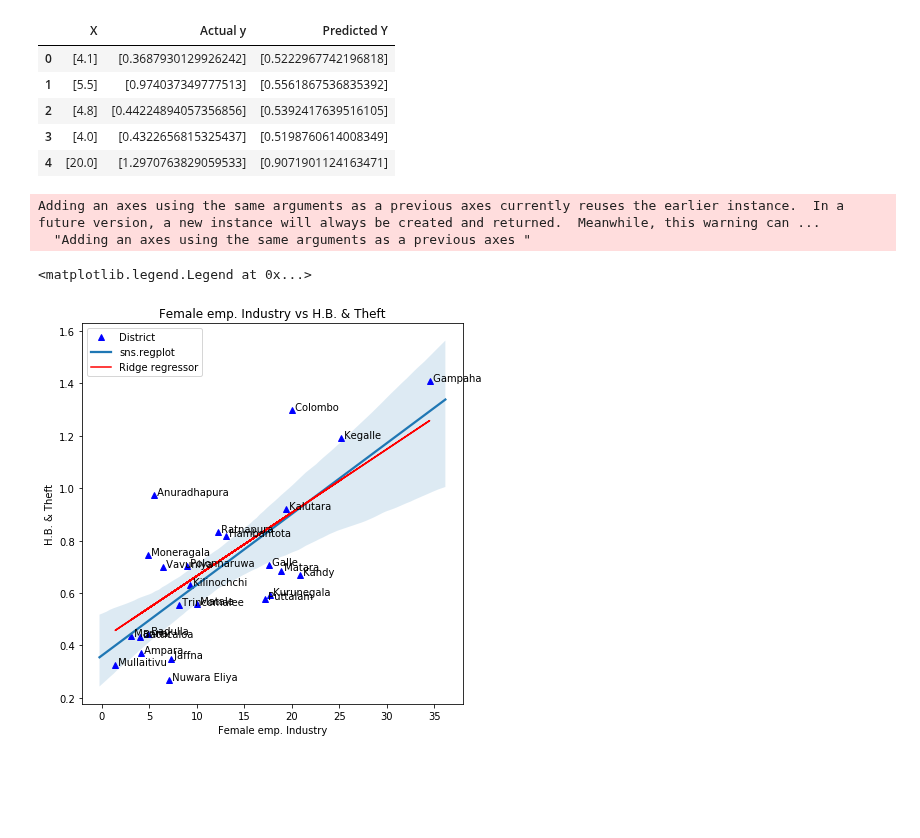
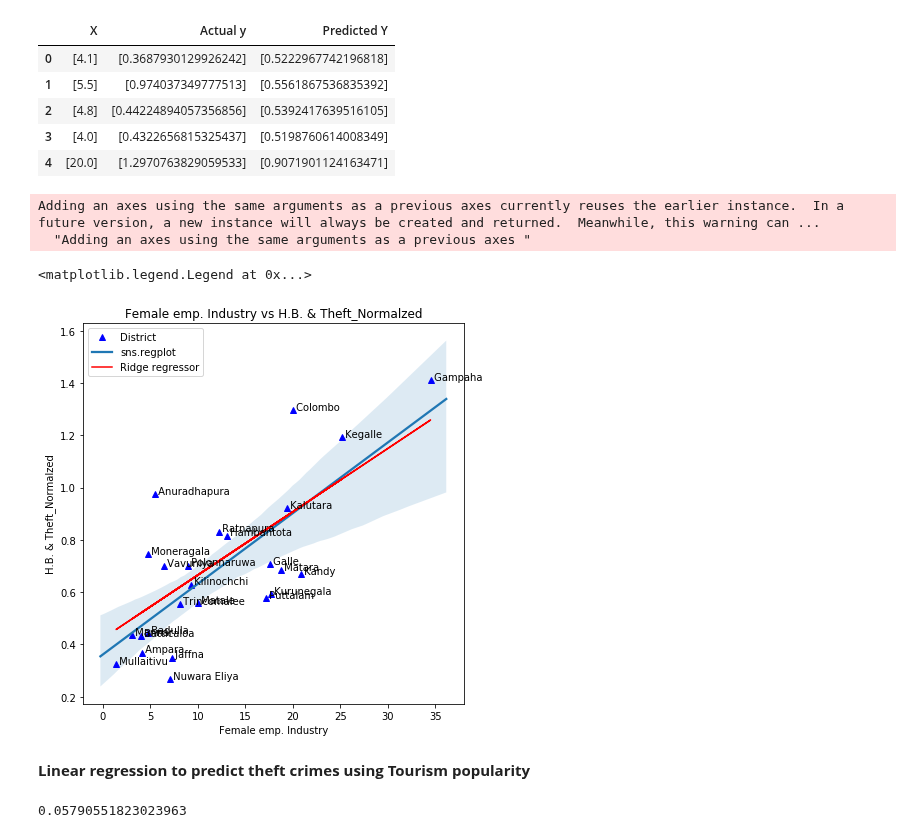
Before and after one commit to PraAnj/gov.lk.data.analysis, a Jupyter notebook: src/predict_crimes_theft_given_a_district.ipynb, the cells around one changed output. Cells and saved outputs as stored; diff of their text form; code cells hidden in the pictures; blank space fills up the shorter version.

```diff
--- a/src/predict_crimes_theft_given_a_district.ipynb
+++ b/src/predict_crimes_theft_given_a_district.ipynb
@@ -34,7 +38,7 @@ Data set size :  (26, 23)
 # %% [markdown]
 **Normalizing theft crime data with population**
 # %%
-integrated_data['H.B. & Theft'] = integrated_data['H.B. & Theft']/integrated_data['2012']
+integrated_data['H.B. & Theft_Normalzed'] = integrated_data['H.B. & Theft']/integrated_data['2012']
 # %% [markdown]
 **Correlation analysis to H.B. & theft**
 # %%
@@ -57,18 +61,18 @@ Text(0.5, 1.0, 'Female employment in industrial sector Correlation')
 # %%
 def plotScatterForCrime (column, tag, subPlotIndex):
     plt.subplot(1,2,subPlotIndex)
-    plt.plot(integrated_data[column],  integrated_data['H.B. & Theft'], 'b^')
+    plt.plot(integrated_data[column],  integrated_data['H.B. & Theft_Normalzed'], 'b^')
 
     for i, txt in enumerate(integrated_data['District']):
         if integrated_data[column][i] >= 1:
-            plt.annotate(' ' + txt, (integrated_data[column][i], integrated_data['H.B. & Theft'][i]))
+            plt.annotate(' ' + txt, (integrated_data[column][i], integrated_data['H.B. & Theft_Normalzed'][i]))
 
-    x, y = pd.Series(integrated_data[column], name="x_var"), pd.Series(integrated_data['H.B. & Theft'], name="y_var")
+    x, y = pd.Series(integrated_data[column], name="x_var"), pd.Series(integrated_data['H.B. & Theft_Normalzed'], name="y_var")
     ax = sns.regplot(x=x, y=y, marker="+")
 
-    plt.title(tag + ' vs H.B. & Theft')
+    plt.title(tag + ' vs H.B. & Theft_Normalzed')
     plt.xlabel(column)
-    plt.ylabel('H.B. & Theft')
+    plt.ylabel('H.B. & Theft_Normalzed')
 
 plt.figure(figsize=(15, 7))
 plt.subplots_adjust(hspace=0.2)
@@ -80,14 +84,10 @@ plotScatterForCrime('Rooms', 'Popularity of tourism', 2)
 # %% [markdown]
 **Linear regression to predict theft crimes using female employment in industrial sector**
 # %%
-from sklearn import linear_model
-from pandas import DataFrame
-from sklearn.model_selection import KFold
-
 integrated_data.dropna(inplace=True)
 
-X = pd.DataFrame(integrated_data['Female emp. Industry'])
-y = pd.DataFrame(integrated_data['H.B. & Theft'])
+X = pd.DataFrame(integrated_data[['Female emp. Industry']])
+y = pd.DataFrame(integrated_data[['H.B. & Theft_Normalzed']])
 
 # model = linear_model.LinearRegression()
 model = linear_model.Ridge(alpha=0.1, normalize= True)
@@ -123,30 +123,51 @@ predictions.head()
 # %%
 def plotScatterForCrime (column, tag, subPlotIndex):
     plt.subplot(1,2,subPlotIndex)
-    plt.plot(integrated_data[column],  integrated_data['H.B. & Theft'], 'b^')
+    plt.plot(integrated_data[column],  integrated_data['H.B. & Theft_Normalzed'], 'b^')
 
     for i, txt in enumerate(integrated_data['District']):
         if integrated_data[column][i] >= 1:
-            plt.annotate(' ' + txt, (integrated_data[column][i], integrated_data['H.B. & Theft'][i]))
+            plt.annotate(' ' + txt, (integrated_data[column][i], integrated_data['H.B. & Theft_Normalzed'][i]))
 
-    x, y = pd.Series(integrated_data[column], name="x_var"), pd.Series(integrated_data['H.B. & Theft'], name="y_var")
+    x, y = pd.Series(integrated_data[column], name="x_var"), pd.Series(integrated_data['H.B. & Theft_Normalzed'], name="y_var")
     ax = sns.regplot(x=x, y=y, marker=" ")
 
-    plt.title(tag + ' vs H.B. & Theft')
+    plt.title(tag + ' vs H.B. & Theft_Normalzed')
     plt.xlabel(column)
-    plt.ylabel('H.B. & Theft')
+    plt.ylabel('H.B. & Theft_Normalzed')
 
 plt.figure(figsize=(15, 7))
 plt.subplots_adjust(hspace=0.2)
 
 plotScatterForCrime('Female emp. Industry', 'Female emp. Industry', 1)
 
 plt.subplot(1,2,1)
 plt.plot(X, model.predict(X),color='r')
 
 plt.legend(['District','sns.regplot', 'Ridge regressor'], loc='upper left')
 # %% [output]
 Adding an axes using the same arguments as a previous axes currently reuses the earlier instance.  In a future version, a new instance will always be created and returned.  Meanwhile, this warning can ...
   "Adding an axes using the same arguments as a previous axes "
 <matplotlib.legend.Legend at 0x...>
-[figure, old version]
+[figure, new version]
+# %% [markdown]
+**Linear regression to predict theft crimes using Tourism popularity**
+# %%
+integrated_data.dropna(inplace=True)
+
+X = pd.DataFrame(integrated_data[['Rooms']])
+y = pd.DataFrame(integrated_data[['H.B. & Theft_Normalzed']])
+
+# model = linear_model.LinearRegression()
+model = linear_model.Ridge(alpha=0.1, normalize= True)
+# model = linear_model.Lasso(alpha=0.1)
+
+scores = []
+kfold = KFold(n_splits=3, shuffle=True, random_state=42)
+for i, (train, test) in enumerate(kfold.split(X, y)):
+ model.fit(X.iloc[train,:], y.iloc[train,:])
+ score = model.score(X.iloc[test,:], y.iloc[test,:])
+ scores.append(score)
+np.mean(scores)
+# %% [output]
+0.05790551823023963
```
Also changed, not shown: parts of 7 cells of this notebook.
